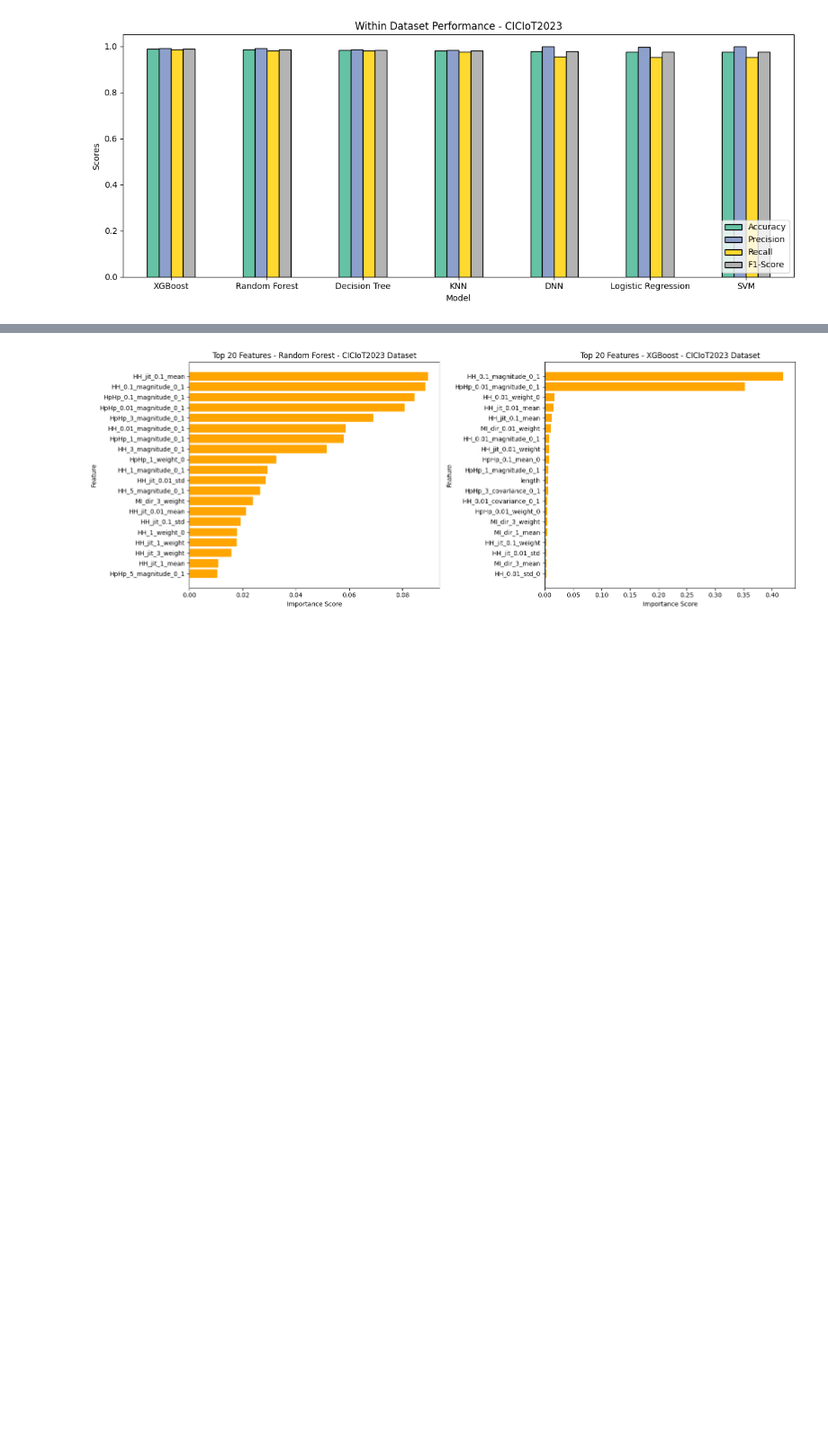
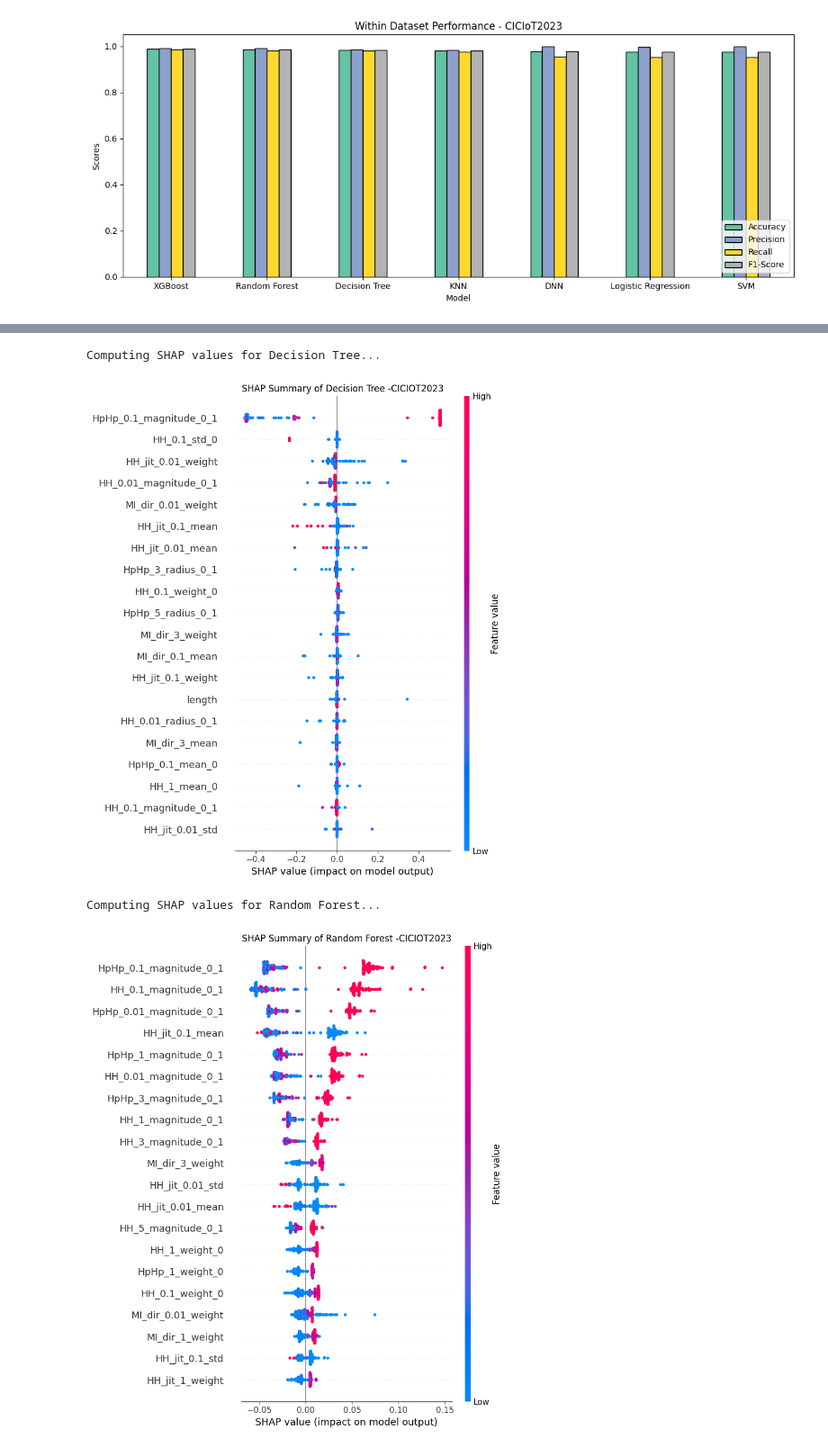
Before and after one commit to Narasimha-N/comparative_analysis_arp_spoofing, a Jupyter notebook: Kitsune Feature Extraction/Data Preprocessing/CICIoT2023 Dataset/CICIoT2023_Train_test_models.ipynb, the cells around one changed output, grey strips where cells are left out. Shown at 90% size. Saved outputs shown, nothing was run; the diff lists cells and outputs as text; code cells hidden in the pictures; blank space fills up the shorter version.

Commit message:
Added SHAP feature importance on all models for all three datasets

```diff
--- a/Kitsune Feature Extraction/Data Preprocessing/CICIoT2023 Dataset/CICIoT2023_Train_test_models.ipynb
+++ b/Kitsune Feature Extraction/Data Preprocessing/CICIoT2023 Dataset/CICIoT2023_Train_test_models.ipynb
@@ -168,7 +175,7 @@ models = {
     'Decision Tree': DecisionTreeClassifier(random_state=42),
     'Random Forest': RandomForestClassifier(n_estimators=100, random_state=42),
     'KNN': KNeighborsClassifier(n_neighbors=5),
-    'SVM': SVC(kernel='rbf', random_state=42),
+    'SVM': SVC(kernel='rbf', random_state=42, probability=True),
     'Logistic Regression': LogisticRegression(random_state=42, max_iter=1000),
     'XGBoost': XGBClassifier(random_state=42, eval_metric='logloss'),
     'DNN': DNNClassifier(epochs=50, batch_size=256, lr=0.001, patience=5, random_state=42)
@@ -236,7 +243,7 @@ Cross Validating KNN....
 Logistic Regression      0.9691     0.0021     0.9664     0.9724
 # %%
 #Train and evaluate all models
-import time
+
 results=[]
 
 for model_name, model in models.items():
@@ -278,6 +285,22 @@ for model_name, model in models.items():
     print(f"Training Time: {training_time} seconds")
     print(f"Testing Time: {testing_time} seconds")
 
+    #plot confusion matrix,
+    cm=confusion_matrix(y_test, y_pred)
+    fig,ax=plt.subplots(figsize=(5,4))
+    sbn.heatmap(
+    cm, annot=True, fmt='d',cmap='Blues',
+    xticklabels=['Benign', 'Attack'],
+    yticklabels=['Benign', 'Attack'],
+    ax=ax
+    )
+    ax.set_xlabel('Predicted')
+    ax.set_ylabel('Actual')
+    ax.set_title(f"Train and tested on CICIOT2023 - {model_name}")
+    plt.tight_layout()
+    plt.show()
+    plt.close()
+
 
 print("\n All models are trained and evaluated")
 # %% [output]
@@ -384,21 +416,29 @@ HpHp_1_magnitude_0_1
 # %%
-#plot top-20 features
+#SHAP for tree-based models (Decision Tree, Random Forest and XGBoost)
 
-fig, axes=plt.subplots(1,2,figsize=(16,6))
+tree_based_models = ["Decision Tree", "Random Forest", "XGBoost"]
+tree_shap_values={}
 
-top20_rf=rf_importance.head(20)
-axes[0].barh(top20_rf['Feature'][::-1], top20_rf['Importance'][::-1], color='orange')
-axes[0].set_title('Top 20 Features - Random Forest - CICIoT2023 Dataset')
-axes[0].set_xlabel('Importance Score')
-axes[0].set_ylabel('Feature')
+for model_name in tree_based_models:
+    print(f"Computing SHAP values for {model_name}...")
+    explainer=shap.TreeExplainer(models[model_name])
+    shap_values=explainer.shap_values(test_sample)
 
-top20_xgb=xgb_importance.head(20)
-axes[1].barh(top20_xgb['Feature'][::-1], top20_xgb['Importance'][::-1], color='orange')
-axes[1].set_title('Top 20 Features - XGBoost - CICIoT2023 Dataset')
-axes[1].set_xlabel('Importance Score')
-axes[1].set_ylabel('Feature')
+    shap_values=np.array(shap_values)
+    if shap_values.ndim==3:
+        shap_values=shap_values[:,:,1]
 
-plt.tight_layout()
-plt.show()
+    tree_shap_values[model_name]=shap_values
+
+    plt.figure()
+    shap.summary_plot(shap_values, test_sample, show=False)
+    plt.title(f"SHAP Summary of {model_name} -CICIOT2023")
+    plt.tight_layout()
+    plt.show()
+
+print("Tree-based SHAP values are calculated")
 # %% [output]
+Computing SHAP values for Decision Tree...
-[figure, old version]
+[figure, new version]
+Computing SHAP values for Random Forest...
+[figure, added]
```
Also changed, not shown: parts of 9 cells of this notebook, 2 other files.
